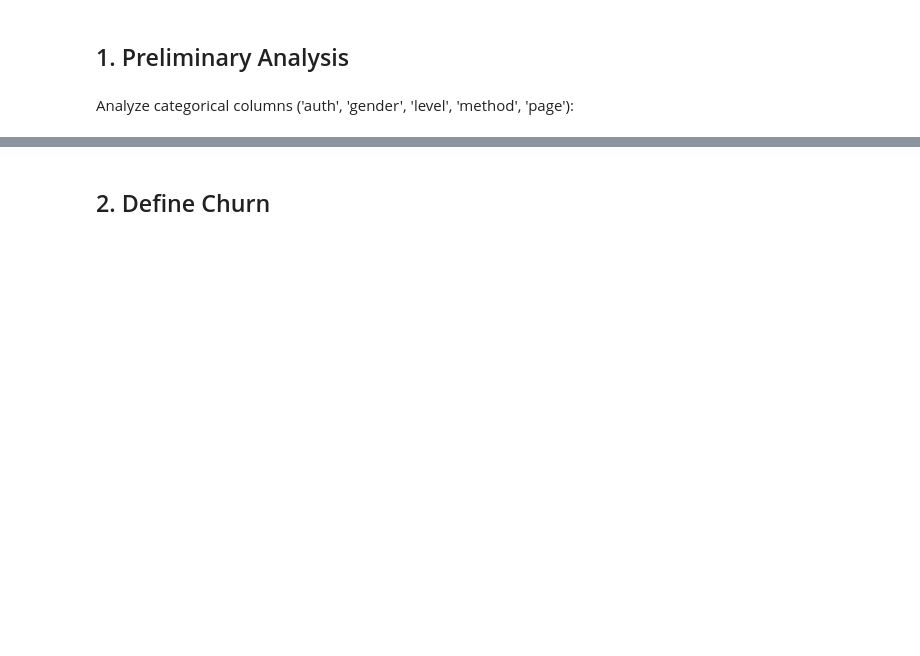
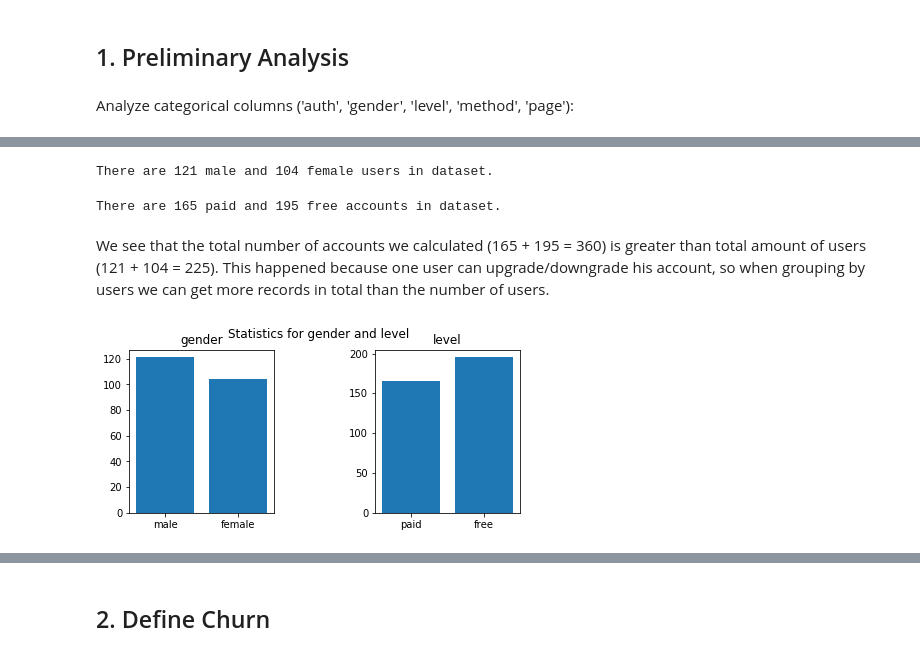
Before and after one commit to Lexie88rus/Udacity-DSND-Capstone-Data-Analysis-with-Spark, a Jupyter notebook: Sparkify.ipynb, the cells around one changed output, grey strips where cells are left out. Saved outputs shown, nothing was run; the diff lists cells and outputs as text; code cells hidden in the pictures; blank space fills up the shorter version.

```diff
--- a/Sparkify.ipynb
+++ b/Sparkify.ipynb
@@ -278,0 +275,49 @@ plt.show()
+# %%
+# calculate the number of female and male users
+
+male = df.select('userId', 'gender').where(df.gender == 'M').groupBy('userId').count().agg(count("count"))
+female = df.select('userId', 'gender').where(df.gender == 'F').groupBy('userId').count().agg(count("count"))
+
+print('There are {male} male and {female} female users in dataset.'\
+      .format(male = male.collect()[0]["count(count)"],\
+             female = female.collect()[0]["count(count)"]))
+# %% [output]
+There are 121 male and 104 female users in dataset.
+# %%
+# calculate the number of paid and free accounts
+
+paid = df.select('userId', 'level').where(df.level == 'paid').groupBy('userId').count().agg(count("count"))
+free = df.select('userId', 'level').where(df.level == 'free').groupBy('userId').count().agg(count("count"))
+
+print('There are {paid} paid and {free} free accounts in dataset.'\
+      .format(paid = paid.collect()[0]["count(count)"],\
+             free = free.collect()[0]["count(count)"]))
+# %% [output]
+There are 165 paid and 195 free accounts in dataset.
+# %% [markdown]
+We see that the total number of accounts we calculated (165 + 195 = 360) is greater than total amount of users (121 + 104 = 225). This happened because one user can upgrade/downgrade his account, so when grouping by users we can get more records in total than the number of users.
+# %%
+#plot the results
+
+fig = plt.figure(figsize=(7, 3))
+st = fig.suptitle("Statistics for gender and level")
+
+grid = plt.GridSpec(1, 2, hspace=0.4, wspace=0.7)
+
+x_pos = np.arange(0, 2)
+
+gender_ax = fig.add_subplot(grid[0 , 0])
+
+level_ax = fig.add_subplot(grid[0 , 1])
+
+gender_ax.bar(x_pos, [male.collect()[0]["count(count)"], female.collect()[0]["count(count)"]], \
+              tick_label = ['male', 'female'])
+gender_ax.set_title('gender')
+
+level_ax.bar(x_pos, [paid.collect()[0]["count(count)"], free.collect()[0]["count(count)"]], \
+              tick_label = ['paid', 'free'])
+level_ax.set_title('level')
+
+plt.show()
+# %% [output]
+[figure, added]
```
Also changed, not shown: parts of 36 cells of this notebook.
